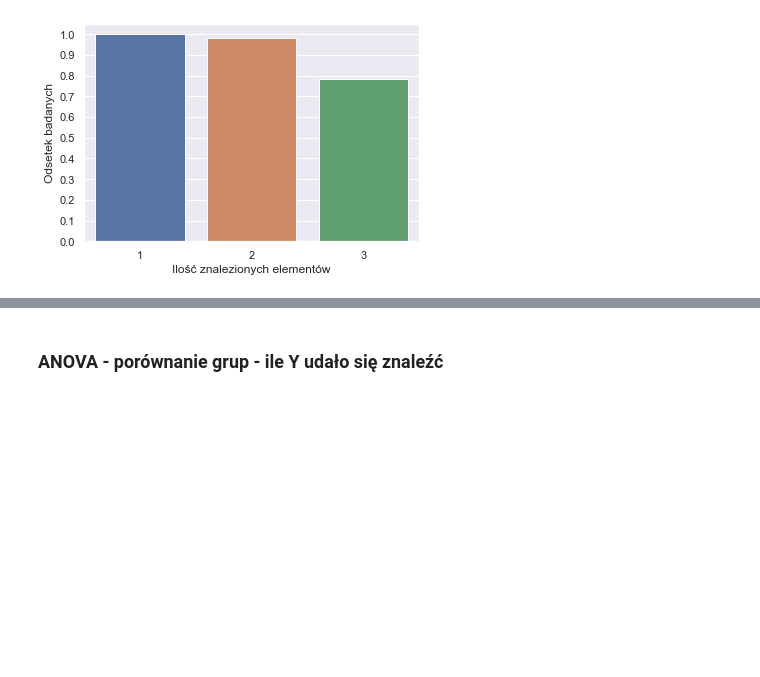
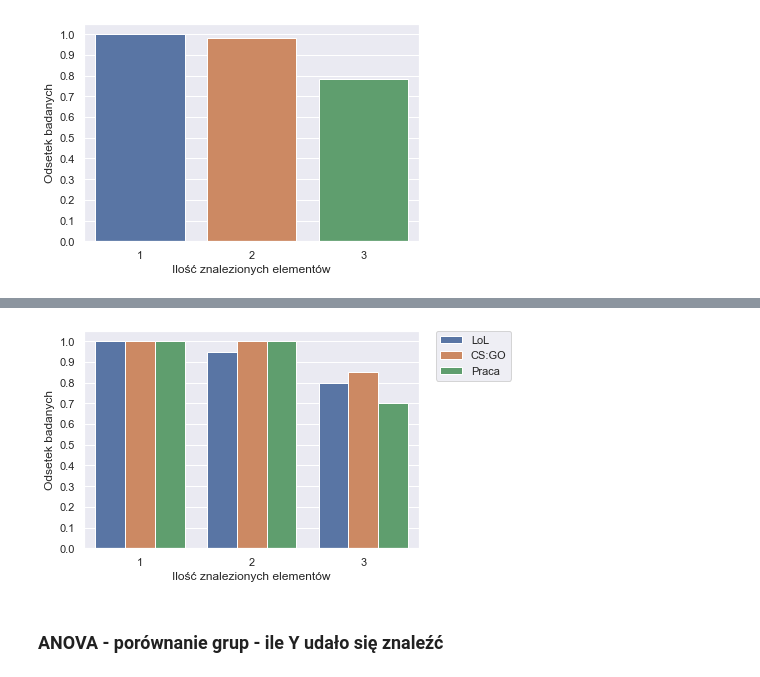
Before and after one commit to tomsitoms/Gracze_mgr, a Jupyter notebook: vsc.ipynb, the cells around one changed output, grey strips where cells are left out. Cells and saved outputs as stored; diff of their text form; code cells hidden in the pictures; blank space fills up the shorter version.

Commit message:
add plot

```diff
--- a/vsc.ipynb
+++ b/vsc.ipynb
@@ -141,3 +141,8 @@ plt.show()
 plt.close()
 # %% [output]
 [figure]
+# %%
+d_3y_stat2 = d_3Y.groupby(['attempt','group']).agg(
+    n = pd.NamedAgg(column='rt', aggfunc=np.size)).reset_index()
+d_3y_stat2['perc'] = d_3y_stat2['n']/20
+d_3y_stat2['attempt'] = d_3y_stat2['attempt'].astype(int)
@@ -144,3 +162,14 @@ plt.close()
+# %%
+g = sns.barplot(data=d_3y_stat2,x='attempt',y='perc',hue='group',
+               hue_order = ['LoL',"CS:GO","Praca"])
+g.set(yticks=np.arange(0,1.1,.1))
+g.set(xlabel='Ilość znalezionych elementów',ylabel='Odsetek badanych')
+plt.legend(bbox_to_anchor=(1.05, 1), loc=2, borderaxespad=0.)
+plt.savefig(op.join('plots','vsc_nElements_group_percentage.png'),dpi = DPI,bbox_inches = "tight")
+plt.show()
+plt.close()
+# %% [output]
+[figure, added]
 # %% [markdown]
 ### ANOVA - porównanie grup - ile Y udało się znaleźć
 # %%
```
Also changed, not shown: parts of 4 cells of this notebook, 1 other file.
